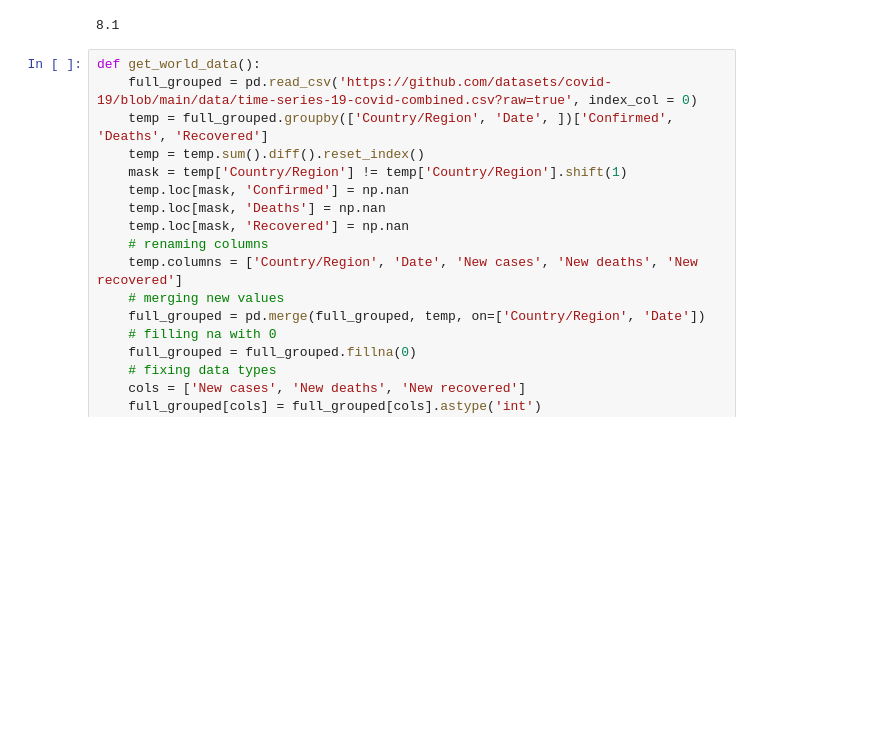
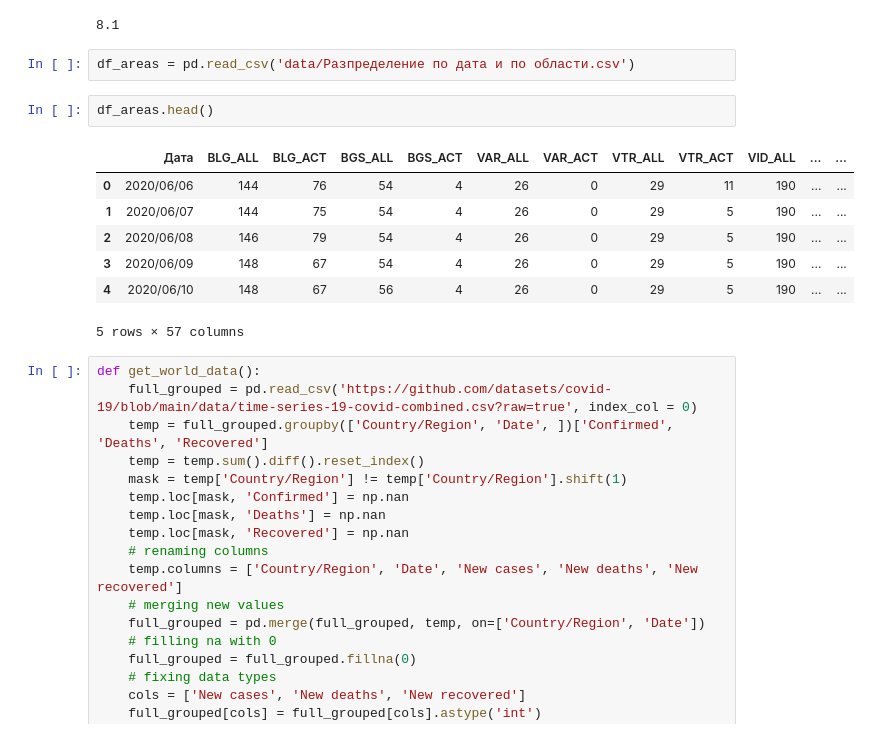
Before and after one commit to tmishinev/cov19_bul, a Jupyter notebook: sars_visualizations.ipynb, the cells around one changed output. Cells and saved outputs as stored; diff of their text form; blank space fills up the shorter version.

```diff
--- a/sars_visualizations.ipynb
+++ b/sars_visualizations.ipynb
@@ -380,6 +380,18 @@ fig.show()
 temp["perc_AG_roll7"].tail(1)[0]
 # %% [output]
 8.1
+# %%
+df_areas = pd.read_csv('data/Разпределение по дата и по области.csv')
+# %%
+df_areas.head()
+# %% [output]
+|  | Дата | BLG_ALL | BLG_ACT | BGS_ALL | BGS_ACT | VAR_ALL | VAR_ACT | VTR_ALL | VTR_ACT | VID_ALL | ... | ... |
+| 0 | 2020/06/06 | 144 | 76 | 54 | 4 | 26 | 0 | 29 | 11 | 190 | ... | ... |
+| 1 | 2020/06/07 | 144 | 75 | 54 | 4 | 26 | 0 | 29 | 5 | 190 | ... | ... |
+| 2 | 2020/06/08 | 146 | 79 | 54 | 4 | 26 | 0 | 29 | 5 | 190 | ... | ... |
+| 3 | 2020/06/09 | 148 | 67 | 54 | 4 | 26 | 0 | 29 | 5 | 190 | ... | ... |
+| 4 | 2020/06/10 | 148 | 67 | 56 | 4 | 26 | 0 | 29 | 5 | 190 | ... | ... |
+5 rows × 57 columns
 # %%
 def get_world_data():
     full_grouped = pd.read_csv('https://github.com/datasets/covid-19/blob/main/data/time-series-19-covid-combined.csv?raw=true', index_col = 0)
```
Also changed, not shown: 1 other file.
